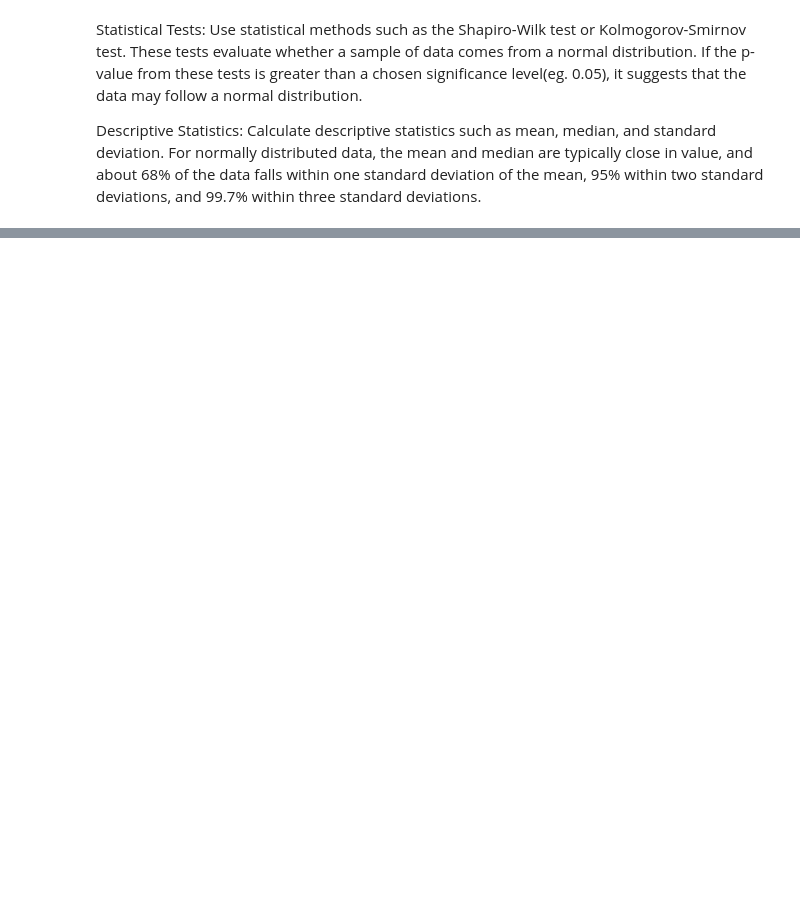
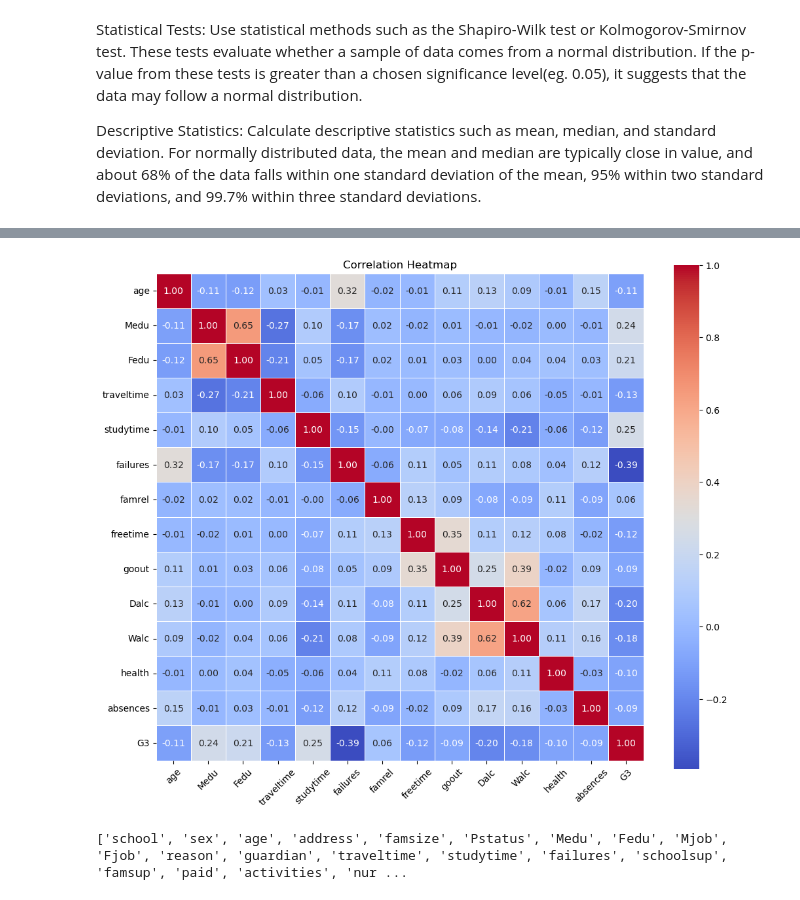
Before and after one commit to VictorAbhi/Student_Performance_Analysis, a Jupyter notebook: Student_Performance_Analysis.ipynb, the cells around one changed output, grey strips where cells are left out. Drawn from its saved outputs; the diff is of its cells as text; code cells hidden in the pictures; blank space fills up the shorter version.

```diff
--- a/Student_Performance_Analysis.ipynb
+++ b/Student_Performance_Analysis.ipynb
@@ -94,7 +94,5 @@ plt.title('Boxplot: Sex vs Final Grade (G3)')
 plt.show()
 # %% [output]
 [figure]
-# %%
-df.rename(columns={'G3': 'FinalGrade'}, inplace=True)
 # %%
 plt.figure(figsize=(8, 6))
@@ -385,0 +575,18 @@ plt.show()
+# %%
+numeric_data = df[numerical_columns]
+
+# calculate correlation matrix
+correlation_matrix = numeric_data.corr()
+
+# plot correlation matrix
+plt.figure(figsize=(12, 10))
+sns.heatmap(correlation_matrix, annot=True, cmap='coolwarm',fmt='.2f',square=True, linewidths=0.5)
+plt.title('Correlation Heatmap')
+plt.xticks(rotation=45)
+plt.show()
+# %% [output]
+[figure, added]
+# %%
+print(list(df.columns))
+# %% [output]
+['school', 'sex', 'age', 'address', 'famsize', 'Pstatus', 'Medu', 'Fedu', 'Mjob', 'Fjob', 'reason', 'guardian', 'traveltime', 'studytime', 'failures', 'schoolsup', 'famsup', 'paid', 'activities', 'nur ...
```
Also changed, not shown: parts of 44 cells of this notebook, 30 other files.
